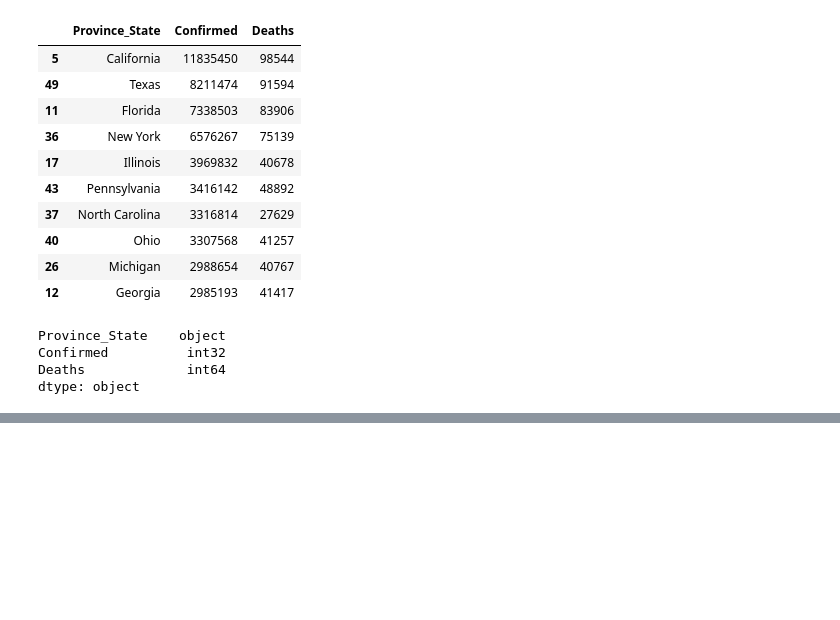
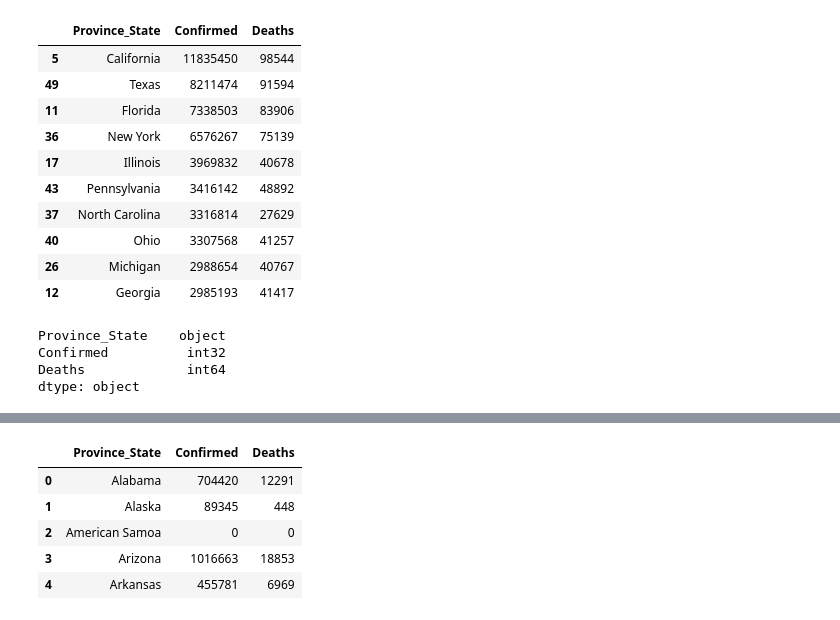
Before and after one commit to jvwastaken/Project-3, a Jupyter notebook: Sean/Resources/Graph_visuals.ipynb, the cells around one changed output, grey strips where cells are left out. Cells and saved outputs as stored; diff of their text form; code cells hidden in the pictures; blank space fills up the shorter version.

```diff
--- a/Sean/Resources/Graph_visuals.ipynb
+++ b/Sean/Resources/Graph_visuals.ipynb
@@ -74,0 +111,12 @@ plt.savefig(os.path.join(base_dir, 'Sean','Images', 'Top 10 Most Infected States
+# %%
+#09-01-2021
+mid_columns_to_drop = mid_df.columns[1:5].tolist() + mid_df.columns[7:21].tolist()
+mid_trimmed_df = mid_df.drop(columns=mid_columns_to_drop)
+mid_trimmed_df.head()
+# %% [output]
+|  | Province_State | Confirmed | Deaths |
+| 0 | Alabama | 704420 | 12291 |
+| 1 | Alaska | 89345 | 448 |
+| 2 | American Samoa | 0 | 0 |
+| 3 | Arizona | 1016663 | 18853 |
+| 4 | Arkansas | 455781 | 6969 |
```
Also changed, not shown: parts of 8 cells of this notebook, 3 other files.
